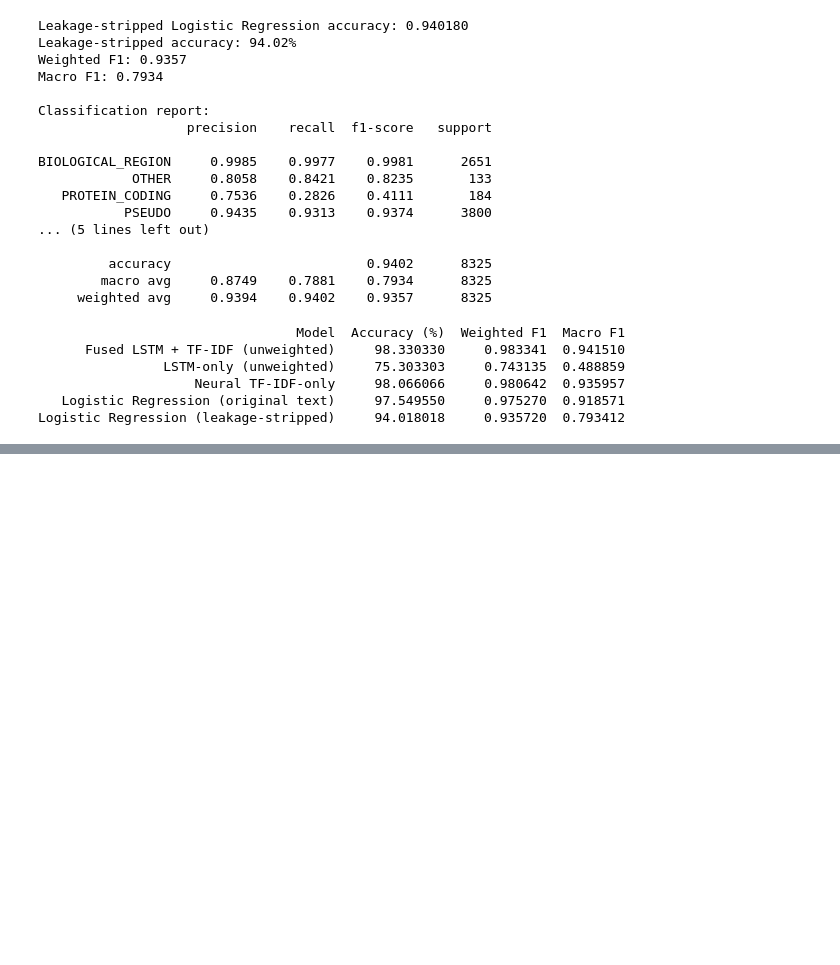
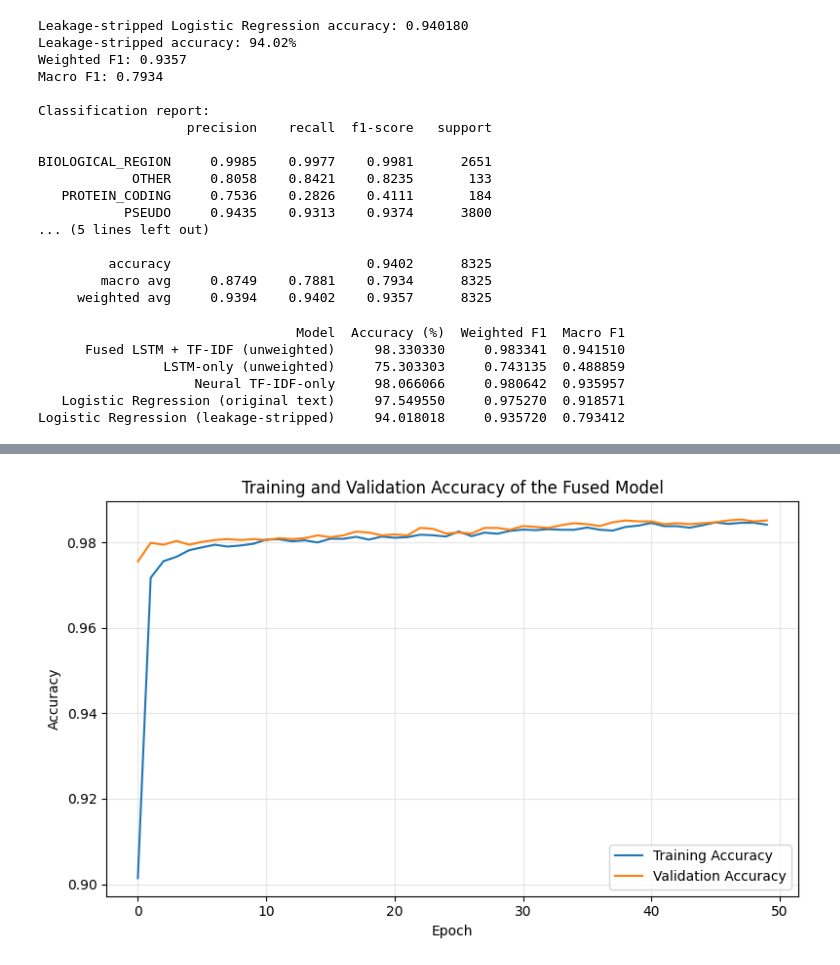
Before and after one commit to amrithavi/GENE-PAPER, a Jupyter notebook: RERUNDNA.ipynb, the cells around one changed output, grey strips where cells are left out. Cells and saved outputs as stored; diff of their text form; code cells hidden in the pictures; blank space fills up the shorter version.

```diff
--- a/RERUNDNA.ipynb
+++ b/RERUNDNA.ipynb
@@ -892,0 +945,23 @@ Logistic Regression (leakage-stripped)     94.018018     0.935720  0.793412
+# %%
+plt.figure(figsize=(8, 5))
+
+plt.plot(
+    history.history["accuracy"],
+    label="Training Accuracy"
+)
+plt.plot(
+    history.history["val_accuracy"],
+    label="Validation Accuracy"
+)
+
+plt.xlabel("Epoch")
+plt.ylabel("Accuracy")
+plt.title("Training and Validation Accuracy of the Fused Model")
+plt.legend()
+plt.grid(True, alpha=0.3)
+plt.tight_layout()
+
+plt.savefig("fig2_fused_accuracy.png", dpi=300, bbox_inches="tight")
+plt.show()
+# %% [output]
+[figure, added]
```
Also changed, not shown: parts of 5 cells of this notebook.
